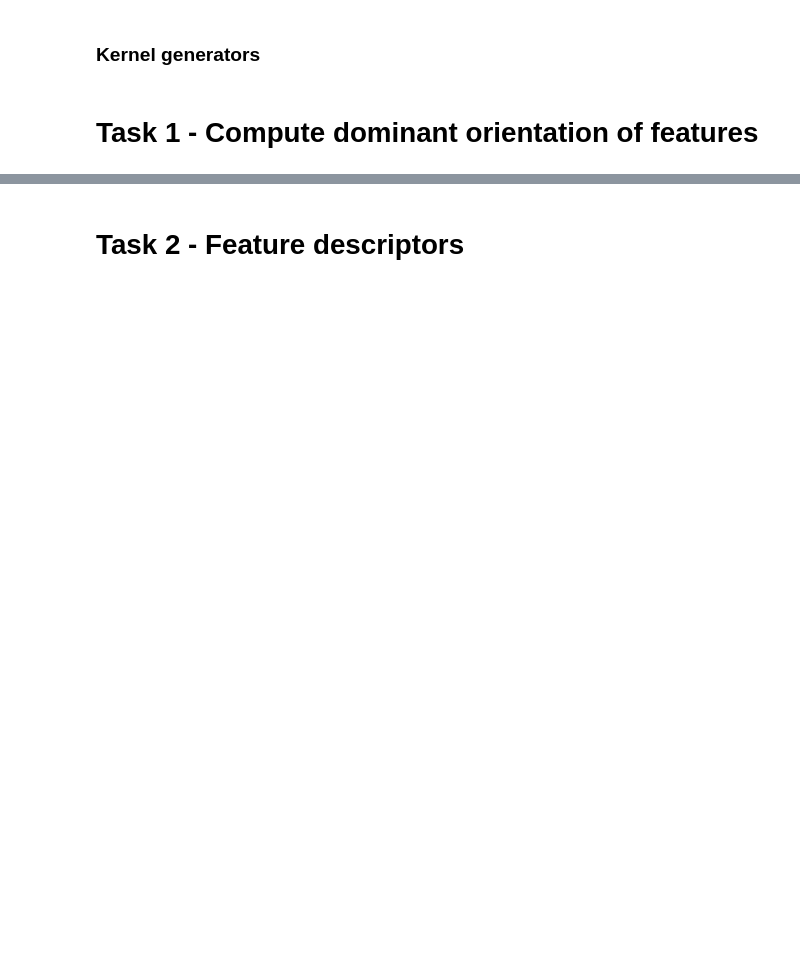
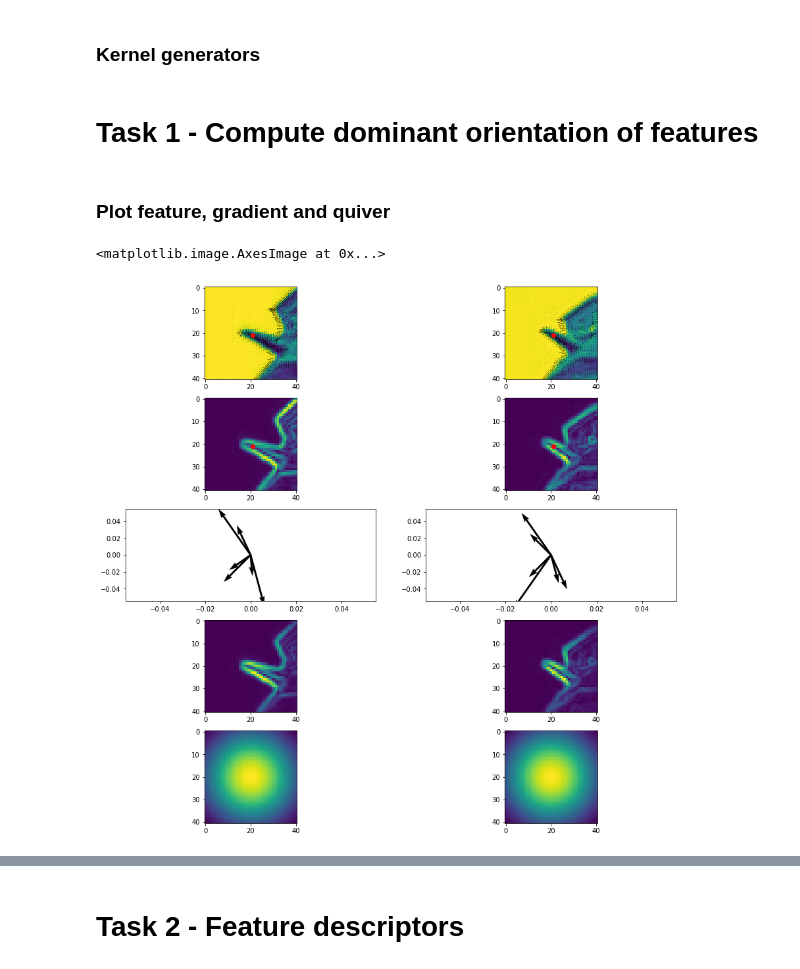
Before and after one commit to jdzejdzej/ComputerVision, a Jupyter notebook: lab_5/lab5.ipynb, the cells around one changed output, grey strips where cells are left out. Cells and saved outputs as stored; diff of their text form; code cells hidden in the pictures; blank space fills up the shorter version.

```diff
--- a/lab_5/lab5.ipynb
+++ b/lab_5/lab5.ipynb
@@ -143 +150,76 @@ def compute_features_dominant_orientation(image, features):
+# %% [markdown]
+### Plot feature, gradient and quiver
+# %%
+n_feature = 4
+s=15.
+I1 = rgb2y(notre_dame)
+I1 = extract_patch(I1, notre_dame_f[n_feature])
+
+dY1 = sobel(normalize(I1),axis=0,mode='reflect')
+dX1 = sobel(normalize(I1),axis=1,mode='reflect')
+
+# magnitude
+mag1 = np.hypot(dY1,dX1)
+# angle
+angle1 = np.rad2deg(np.arctan2(dY1, dX1))
+
+weights1 = gaussian_kernel(1 * s) * mag1
+
+# Compute histogram
+_range = (-180., 180.)
+hist, bins = np.histogram(a=angle1, bins=BIN_N, range=_range, weights=weights1, density=False)
+hist_s = np.argsort(hist)
+bins = (bins[:-1] + bins[1:]) / 2.
+hist1, bins1 = hist[hist_s][::-1], bins[hist_s][::-1]
+
+
+I2 = rgb2y(notre_dame2)
+I2 = extract_patch(I2, notre_dame2_f[n_feature])
+
+dY2 = sobel(normalize(I2),axis=0,mode='reflect')
+dX2 = sobel(normalize(I2),axis=1,mode='reflect')
+
+# magnitude
+mag2 = np.hypot(dY2,dX2)
+# angle
+angle2 = np.rad2deg(np.arctan2(dY2, dX2))
+
+weights2 = gaussian_kernel(1 * s) * mag2
+
+# Compute histogram
+_range = (-180, 180)
+hist, bins = np.histogram(a=angle2, bins=BIN_N, range=_range, weights=weights2, density=False)
+hist_s = np.argsort(hist)
+bins = (bins[:-1] + bins[1:]) / 2.
+hist2, bins2 = hist[hist_s][::-1], bins[hist_s][::-1]
+
+
+# --------------------------------------------------------------
+# plot
+fig = figure(figsize=(15, 15))
+ax = fig.subplots(5, 2)
+
+x, y = np.mgrid[0:41, 0:41]
+
+ax[0,0].imshow(I1)
+ax[0,0].quiver(x, y, dX1.T, dY1.T)
+ax[0,0].scatter(21,21,color='r')
+ax[1,0].imshow(mag1)
+ax[1,0].scatter(21,21,color='r')
+plot_quiver(ax[2,0], hist1, bins1, n=6, scale=1200)
+ax[3,0].imshow(weights1)
+ax[4,0].imshow(gaussian_kernel(1 * s))
+
+
+ax[0,1].imshow(I2)
+ax[0,1].quiver(x, y, dX2.T, dY2.T)
+ax[0,1].scatter(21,21,color='r')
+ax[1,1].imshow(mag2)
+ax[1,1].scatter(21,21,color='r')
+plot_quiver(ax[2,1], hist2, bins2, n=6, scale=1200)
+ax[3,1].imshow(weights2)
+ax[4,1].imshow(gaussian_kernel(1 * s))
+# %% [output]
+<matplotlib.image.AxesImage at 0x...>
+[figure, added]
 # %%
```
Also changed, not shown: parts of 31 cells of this notebook, 37 other files.
